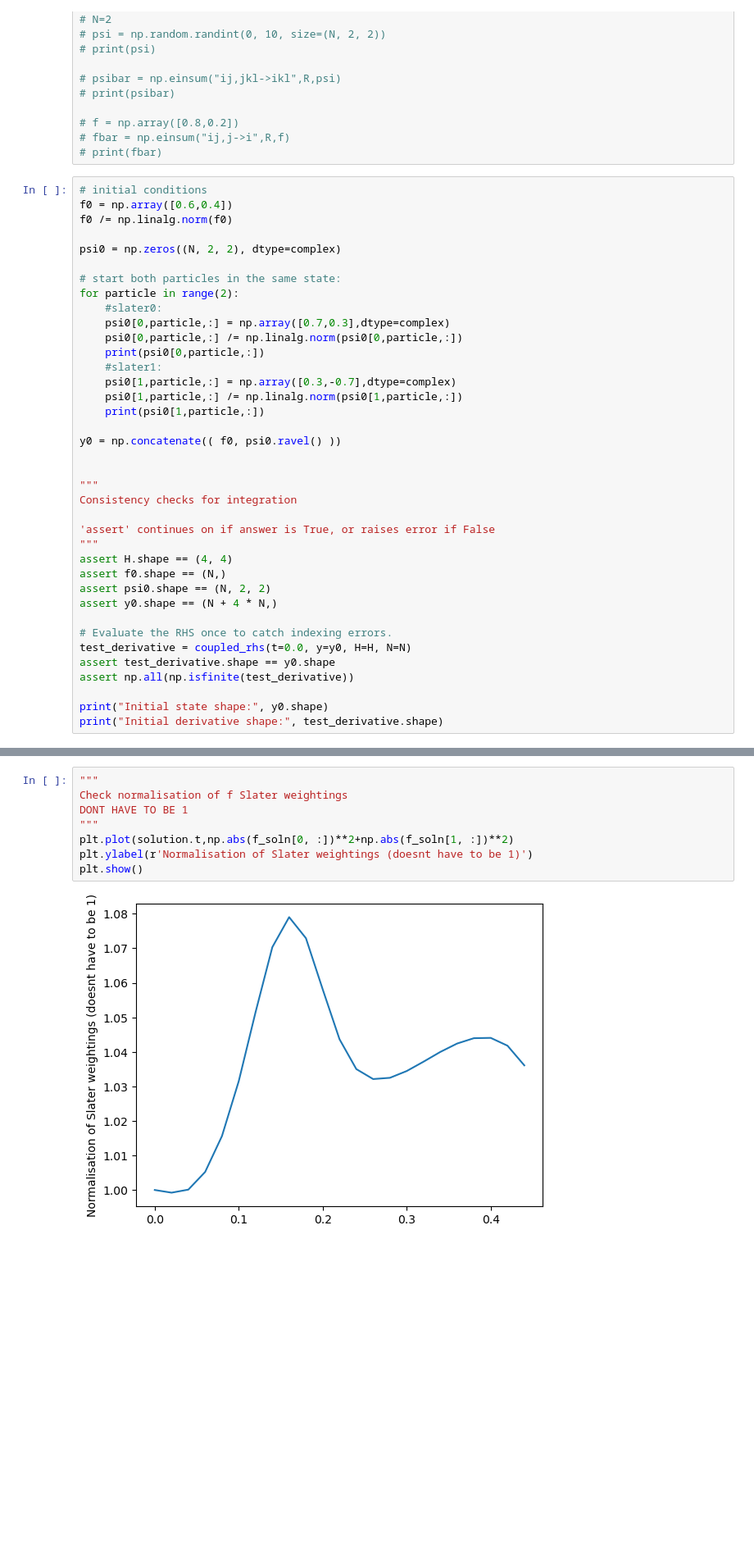
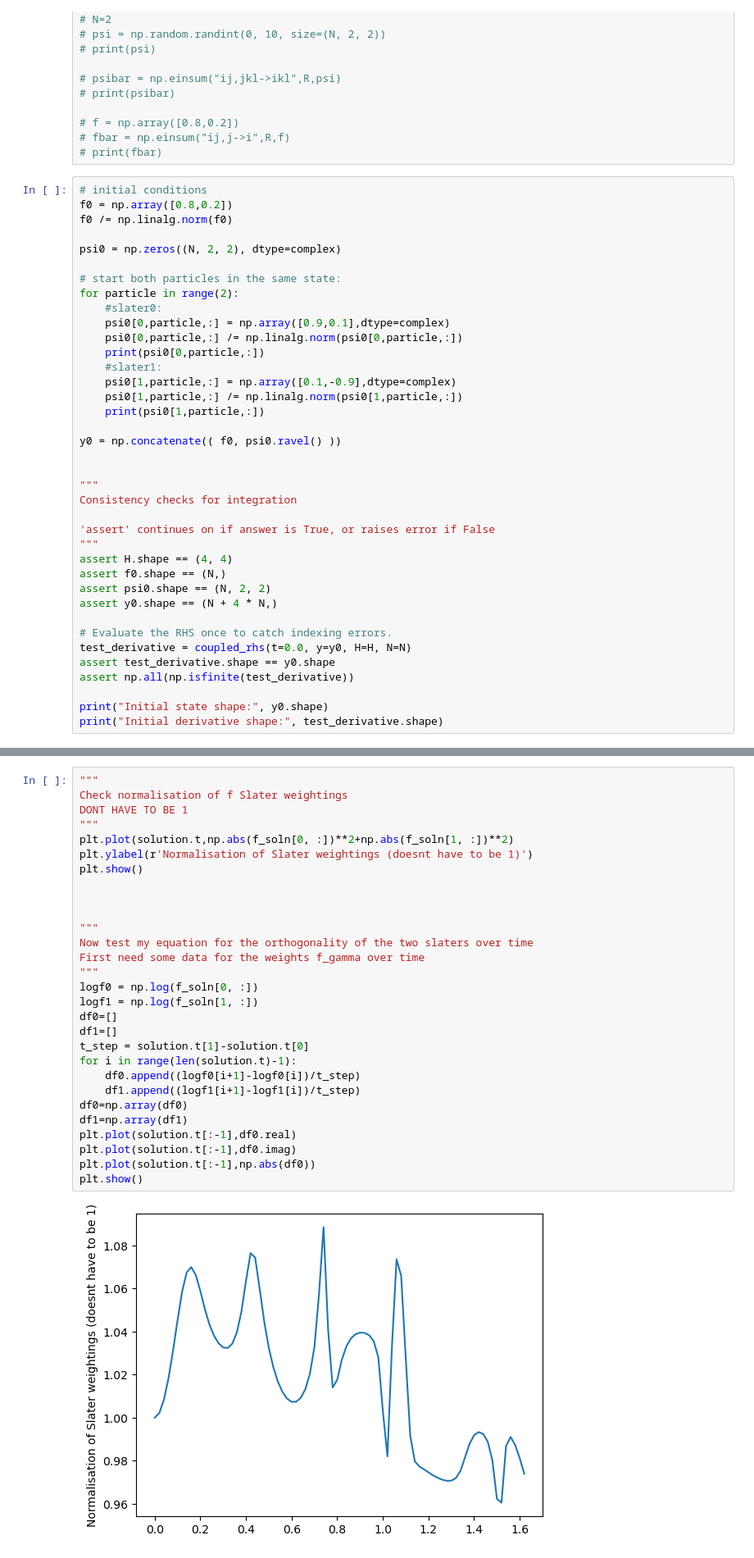
Before and after one commit to annabirke/Honours_entangle_magic, a Jupyter notebook: 2_slater_16-17July.ipynb, the cells around one changed output, grey strips where cells are left out. Shown at 82% size. Drawn from its saved outputs; the diff is of its cells as text; blank space fills up the shorter version.

Commit message:
TDDM in toy model file, also 2slater added time deriv of overlap calculation

```diff
--- a/2_slater_16-17July.ipynb
+++ b/2_slater_16-17July.ipynb
@@ -235,7 +235,7 @@ def coupled_rhs(t,y,H,N):
 # print(fbar)
 # %%
 # initial conditions
-f0 = np.array([0.6,0.4])
+f0 = np.array([0.8,0.2])
 f0 /= np.linalg.norm(f0)
 
 psi0 = np.zeros((N, 2, 2), dtype=complex)
@@ -243,11 +243,11 @@ psi0 = np.zeros((N, 2, 2), dtype=complex)
 # start both particles in the same state:
 for particle in range(2):
     #slater0:
-    psi0[0,particle,:] = np.array([0.7,0.3],dtype=complex)
+    psi0[0,particle,:] = np.array([0.9,0.1],dtype=complex)
     psi0[0,particle,:] /= np.linalg.norm(psi0[0,particle,:])
     print(psi0[0,particle,:])
     #slater1:
-    psi0[1,particle,:] = np.array([0.3,-0.7],dtype=complex)
+    psi0[1,particle,:] = np.array([0.1,-0.9],dtype=complex)
     psi0[1,particle,:] /= np.linalg.norm(psi0[1,particle,:])
     print(psi0[1,particle,:])
 
@@ -404,10 +404,31 @@ plt.show()
 # %%
 """
 Check normalisation of f Slater weightings
 DONT HAVE TO BE 1
 """
 plt.plot(solution.t,np.abs(f_soln[0, :])**2+np.abs(f_soln[1, :])**2)
 plt.ylabel(r'Normalisation of Slater weightings (doesnt have to be 1)')
 plt.show()
+
+
+
+"""
+Now test my equation for the orthogonality of the two slaters over time
+First need some data for the weights f_gamma over time
+"""
+logf0 = np.log(f_soln[0, :])
+logf1 = np.log(f_soln[1, :])
+df0=[]
+df1=[]
+t_step = solution.t[1]-solution.t[0]
+for i in range(len(solution.t)-1):
+    df0.append((logf0[i+1]-logf0[i])/t_step)
+    df1.append((logf1[i+1]-logf1[i])/t_step)
+df0=np.array(df0)
+df1=np.array(df1)
+plt.plot(solution.t[:-1],df0.real)
+plt.plot(solution.t[:-1],df0.imag)
+plt.plot(solution.t[:-1],np.abs(df0))
+plt.show()
 # %% [output]
-[figure, old version]
+[figure, new version]
```
Also changed, not shown: parts of 10 cells of this notebook, 2 other files.
